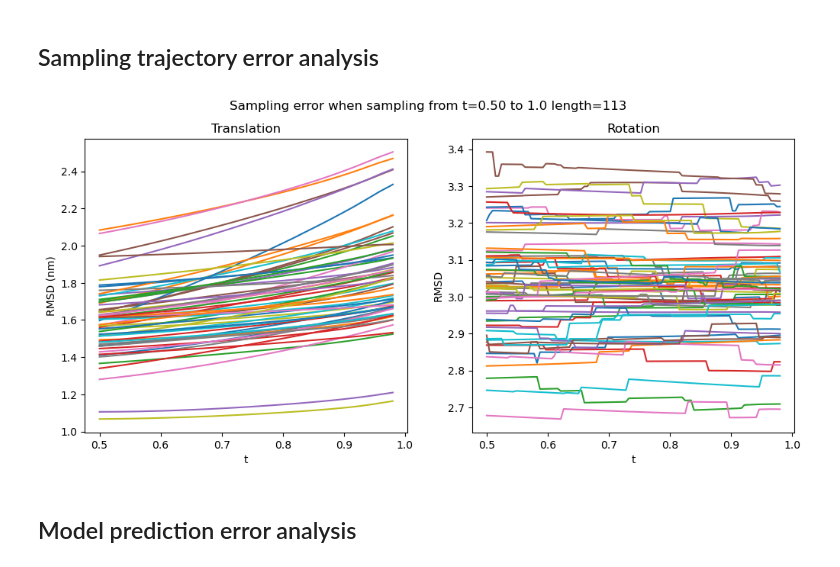
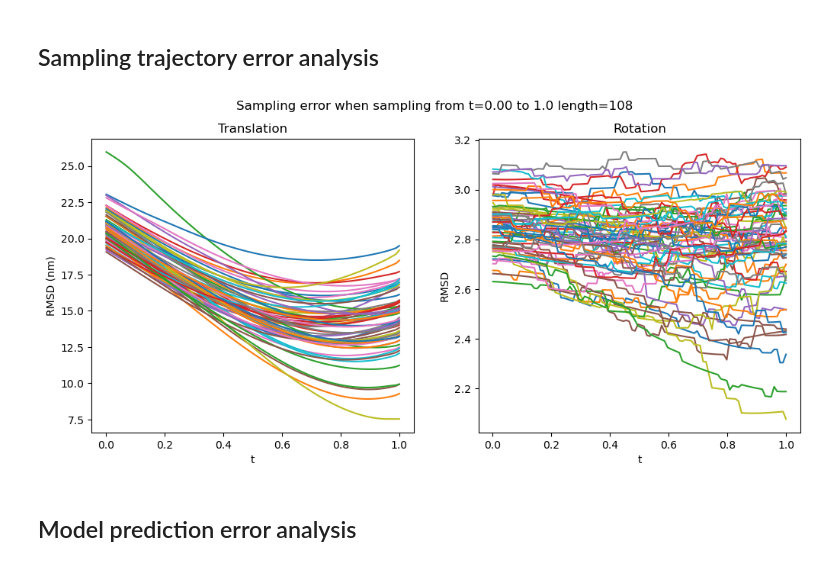
Before and after one commit to microsoft/protein-frame-flow, a Jupyter notebook: notebooks/inference_rosetta.ipynb, the cells around one changed output. Saved outputs shown, nothing was run; the diff lists cells and outputs as text; code cells hidden in the pictures.

```diff
--- a/notebooks/inference_rosetta.ipynb
+++ b/notebooks/inference_rosetta.ipynb
@@ -25,7 +25,8 @@ device = f'cuda:{cuda_id}'
 # %%
 # Setup lightning module
 
-ckpt_dir = '../ckpt/se3-fm/warm_start_batch_repeats/2023-09-30_15-52-15/'
+ckpt_dir = '../ckpt/se3-fm/large_model/2023-09-30_15-47-47/'
+# ckpt_dir = '../ckpt/se3-fm/warm_start_batch_repeats/2023-09-30_15-52-15/'
 # ckpt_dir = '../ckpt/se3-fm/warm_start_aux_loss/2023-09-30_19-24-08/'
 # ckpt_dir = '../ckpt/se3-fm/warm_start_self_cond_1/2023-09-30_19-03-53/'
 # ckpt_dir = '../ckpt/se3-fm/subset_10_min_t_0.001_loss_se3_vf_loss/2023-09-26_16-09-08/'
@@ -33,7 +34,7 @@ ckpt_dir = '../ckpt/se3-fm/warm_start_batch_repeats/2023-09-30_15-52-15/'
 # ckpt_dir = '../ckpt/se3-fm/subset_10_min_t_0.001_loss_se3_vf_loss/2023-09-24_22-48-08/'
 # ckpt_dir = '../ckpt/se3-fm/only_noise_rots/2023-09-23_21-59-51'
 # ckpt_dir = '../ckpt/se3-fm/only_noise_rots/2023-09-23_22-08-46'
-ckpt_path = os.path.join(ckpt_dir, 'last.ckpt')
+ckpt_path = os.path.join(ckpt_dir, 'epoch=244-step=241325.ckpt')
 
 print(ckpt_path)
 
@@ -74,7 +75,7 @@ stop_search = False
 while not stop_search:
     batch = next(data_iter)
     num_batch, num_res, _ = batch['trans_1'].shape
-    if num_res < 80:
+    if num_res > 80:
         stop_search = True
 num_batch, num_res, _ = batch['trans_1'].shape
 print(f'Found batch with {num_res} residues, {num_batch} batch size')
@@ -250,7 +251,7 @@ rots_traj = torch.stack([x[1] for x in model_transrot_traj])
 # %%
 # Run sampling
 
-ts = np.linspace(min_t, 0.98, num_timesteps)
+ts = np.linspace(min_t, 1.0, num_timesteps)
 t_1 = ts[0]
 all_pred_transrot = []
 trans_vf_traj = []
@@ -273,7 +274,7 @@ for i,t_2 in enumerate(ts[1:]):
     pred_rots_1 = model_out['pred_rots'].get_rot_mats()
     # pred_rots_1 = batch['rotmats_1']
     pred_rots_vf = model_out['pred_rots_vf']
-    all_pred_rots_vf.append(du.to_numpy(pred_rots_vf))
+    all_pred_rots_vf.append(t_1 * 10.0 * d_t / (1 - t_1) * du.to_numpy(pred_rots_vf))
     gt_rot_vf = so3_utils.calc_rot_vf(
         noisy_batch['rotmats_t'].type(torch.float32),
         noisy_batch['rotmats_1'].type(torch.float32)
@@ -315,8 +328,8 @@ batch_rots_rmsd = np.mean(np.linalg.norm(gt_rotvec[None] - rotvec_traj, axis=-1)
 rots_rmsd = np.mean(batch_rots_rmsd, axis=-1)
 
 _, batch_aligned_ca_rmsd = superimpose(
-    torch.tensor(gt_trans_1, device=device)[None].repeat(num_timesteps, 1, 1, 1) * 0.1,
-    torch.tensor(trans_traj, device=device) * 0.1,
+    torch.tensor(gt_trans_1, device=device)[None].repeat(num_timesteps, 1, 1, 1),
+    torch.tensor(trans_traj, device=device),
     res_mask[None].repeat(num_timesteps, 1, 1)
 )
 batch_aligned_ca_rmsd = du.to_numpy(batch_aligned_ca_rmsd)
@@ -324,34 +337,34 @@ aligned_ca_rmsd = np.mean(batch_aligned_ca_rmsd, axis=-1)
 
 # fig, axes = plt.subplots(1, 2, figsize=(12, 5))
 # fig.suptitle(f'Model error when sampling from t={min_t:.2f} to 1.0 length={num_res}')
 
 # axes[0].plot(ts[1:], aligned_ca_rmsd, label='Translations VF')
 # axes[0].set_xlabel('t')
 # axes[0].set_title('Clean translations')
 # axes[0].set_ylabel('RMSD (nm)')
 
 # axes[1].plot(ts[1:], rots_vf_rmsd, label='Rotation VF')
 # axes[1].set_xlabel('t')
 # axes[1].set_title('Rotation VF')
 # axes[1].set_ylabel('RMSD')
 
 fig, axes = plt.subplots(1, 2, figsize=(12, 5))
 fig.suptitle(f'Sampling error when sampling from t={min_t:.2f} to 1.0 length={num_res}')
 num_batch = batch_aligned_ca_rmsd.shape[1]
 
 for i in range(num_batch):
 
     axes[0].plot(ts, batch_aligned_ca_rmsd[:,i])
     axes[0].set_xlabel('t')
     axes[0].set_title('Translation')
     axes[0].set_ylabel('RMSD (nm)')
 
     axes[1].plot(ts, batch_rots_rmsd[:,i])
     axes[1].set_xlabel('t')
     axes[1].set_title('Rotation')
     axes[1].set_ylabel('RMSD')
 # %% [output]
-[figure, old version]
+[figure, new version]
 # %% [markdown]
 ## Model prediction error analysis
 # %%
```
Also changed, not shown: parts of 4 cells of this notebook, 9 other files.
